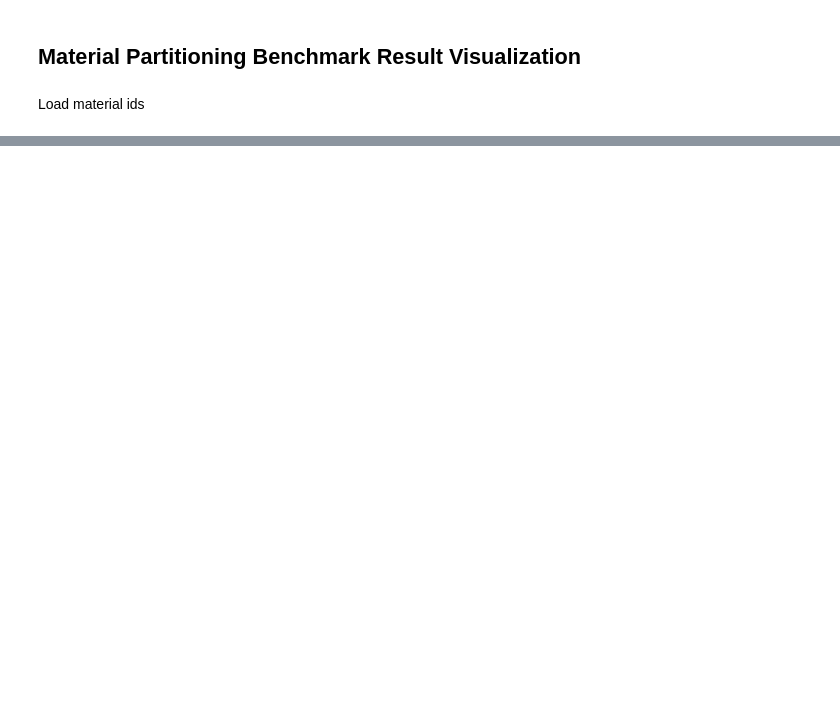
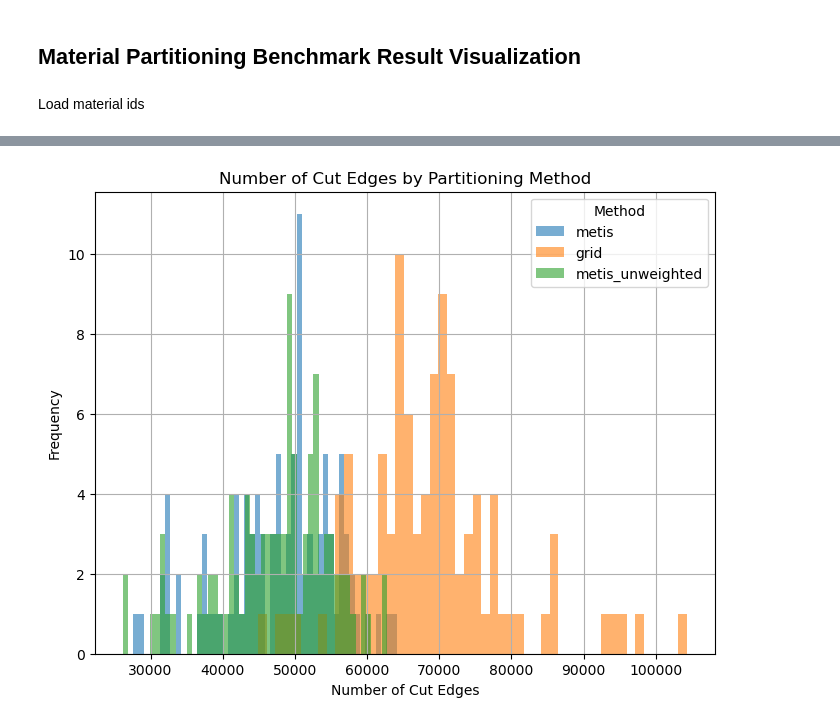
Before and after one commit to jaeheonshim/atomic-graph-partitioning, a Jupyter notebook: partitioning/material_results.ipynb, the cells around one changed output, grey strips where cells are left out. Cells and saved outputs as stored; diff of their text form; code cells hidden in the pictures; blank space fills up the shorter version.

```diff
--- a/partitioning/material_results.ipynb
+++ b/partitioning/material_results.ipynb
@@ -130,0 +149,19 @@ plt.show()
+# %%
+methods = all_df['method'].unique()
+colors = ['tab:blue', 'tab:orange', 'tab:green', 'tab:purple']  # Add more if needed
+bins = 50
+
+plt.figure(figsize=(8, 6))
+
+for method, color in zip(methods, colors):
+    subset = all_df[all_df['method'] == method]['cut_edges']
+    plt.hist(subset, bins=bins, alpha=0.6, label=method, color=color)
+
+plt.title("Number of Cut Edges by Partitioning Method")
+plt.xlabel("Number of Cut Edges")
+plt.ylabel("Frequency")
+plt.legend(title="Method")
+plt.grid(True)
+plt.show()
+# %% [output]
+[figure, added]
```
Also changed, not shown: parts of 7 cells of this notebook, 9 other files.
